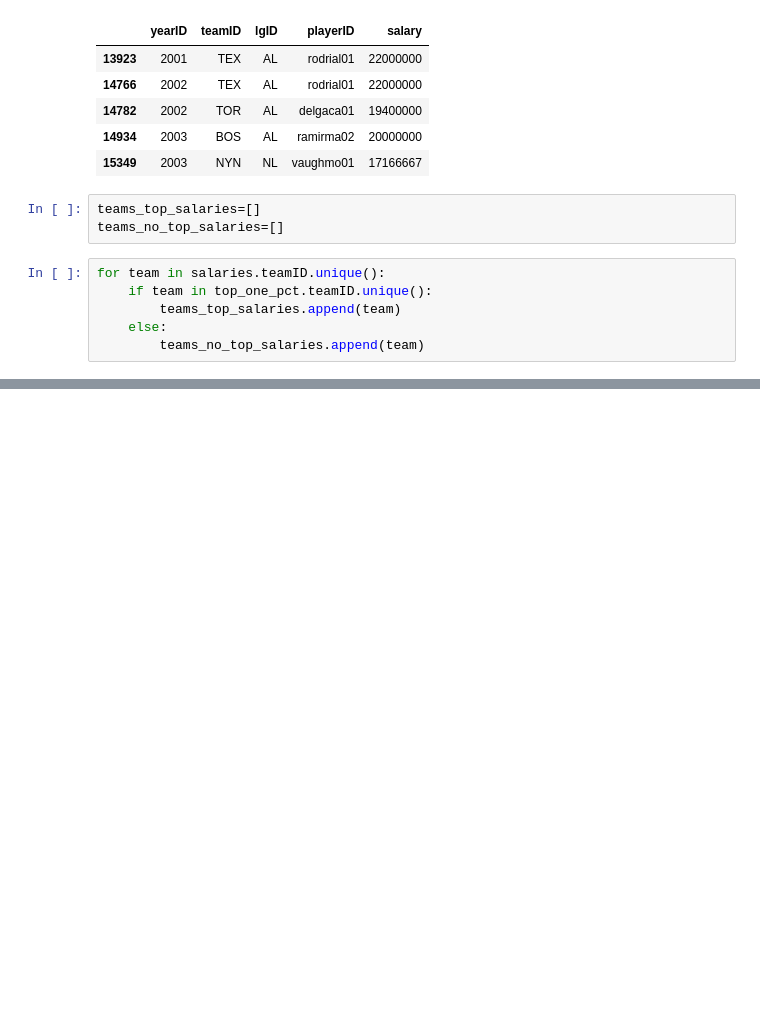
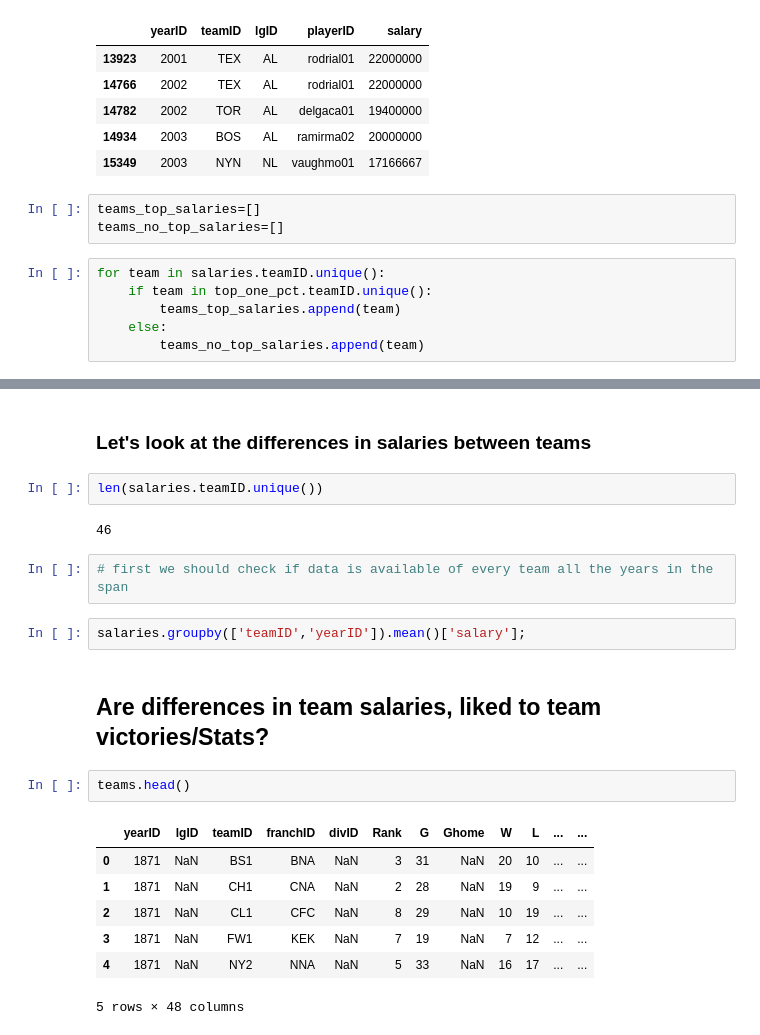
Before and after one commit to bcg0006/udc, a Jupyter notebook: baseball_data_analysis.ipynb, the cells around one changed output, grey strips where cells are left out. Drawn from its saved outputs; the diff is of its cells as text; blank space fills up the shorter version.

```diff
--- a/baseball_data_analysis.ipynb
+++ b/baseball_data_analysis.ipynb
@@ -145,0 +258,22 @@ Teams with top salaries players: 64
+# %% [markdown]
+### Let's look at the differences in salaries between teams
+# %%
+len(salaries.teamID.unique())
+# %% [output]
+46
+# %%
+# first we should check if data is available of every team all the years in the span
+# %%
+salaries.groupby(['teamID','yearID']).mean()['salary'];
+# %% [markdown]
+## Are differences in team salaries, liked to team victories/Stats?
+# %%
+teams.head()
+# %% [output]
+|  | yearID | lgID | teamID | franchID | divID | Rank | G | Ghome | W | L | ... | ... |
+| 0 | 1871 | NaN | BS1 | BNA | NaN | 3 | 31 | NaN | 20 | 10 | ... | ... |
+| 1 | 1871 | NaN | CH1 | CNA | NaN | 2 | 28 | NaN | 19 | 9 | ... | ... |
+| 2 | 1871 | NaN | CL1 | CFC | NaN | 8 | 29 | NaN | 10 | 19 | ... | ... |
+| 3 | 1871 | NaN | FW1 | KEK | NaN | 7 | 19 | NaN | 7 | 12 | ... | ... |
+| 4 | 1871 | NaN | NY2 | NNA | NaN | 5 | 33 | NaN | 16 | 17 | ... | ... |
+5 rows × 48 columns
```
Also changed, not shown: parts of 25 cells of this notebook.
